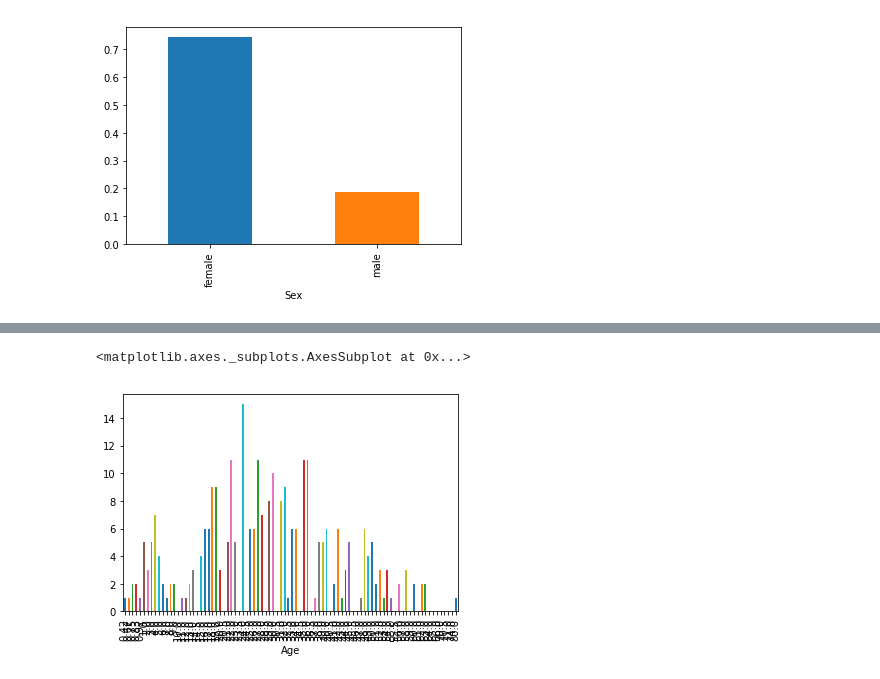
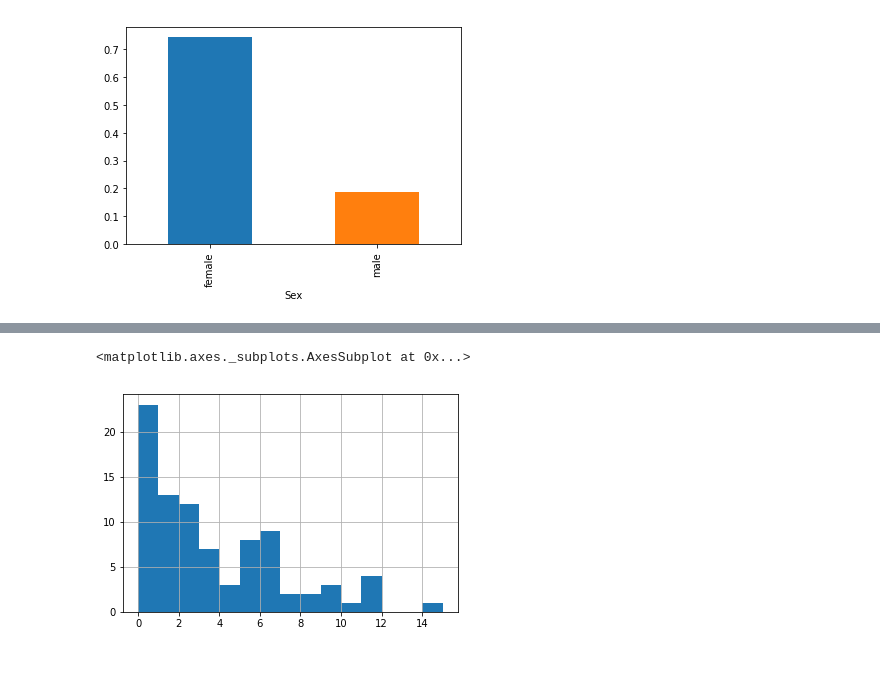
Before and after one commit to miniminiming/UdacityHomeWork, a Jupyter notebook: project_4/Titanic_data_analyze.ipynb, the cells around one changed output, grey strips where cells are left out. Saved outputs shown, nothing was run; the diff lists cells and outputs as text; code cells hidden in the pictures.

```diff
--- a/project_4/Titanic_data_analyze.ipynb
+++ b/project_4/Titanic_data_analyze.ipynb
@@ -68,3 +82,9 @@ sex_survice_data['Survived'].plot(kind='bar',use_index = True)
 # %%
 #求各个年龄存活数量
-age_survived_data = titanic_df.groupby(['Age'],as_index = True).sum()
+age_data_sum = titanic_df.groupby(['Age'],as_index = True).sum()
+# print age_data_sum
+age_survived_data = age_data_sum['Survived']
+# age_data = age_data_sum['Age']
+# print age_survived_data.values
+print age_survived_data
+# print age_data
@@ -71,5 +109,5 @@ age_survived_data = titanic_df.groupby(['Age'],as_index = True).sum()
-# %%
-age_survived_data['Survived'].plot(kind='bar',use_index = True)
-# %% [output]
-<matplotlib.axes._subplots.AxesSubplot at 0x...>
-[figure, removed]
+# %%
+age_survived_data.hist(bins = 15)
+# %% [output]
+<matplotlib.axes._subplots.AxesSubplot at 0x...>
+[figure, added]
```
Also changed, not shown: parts of 5 cells of this notebook.
